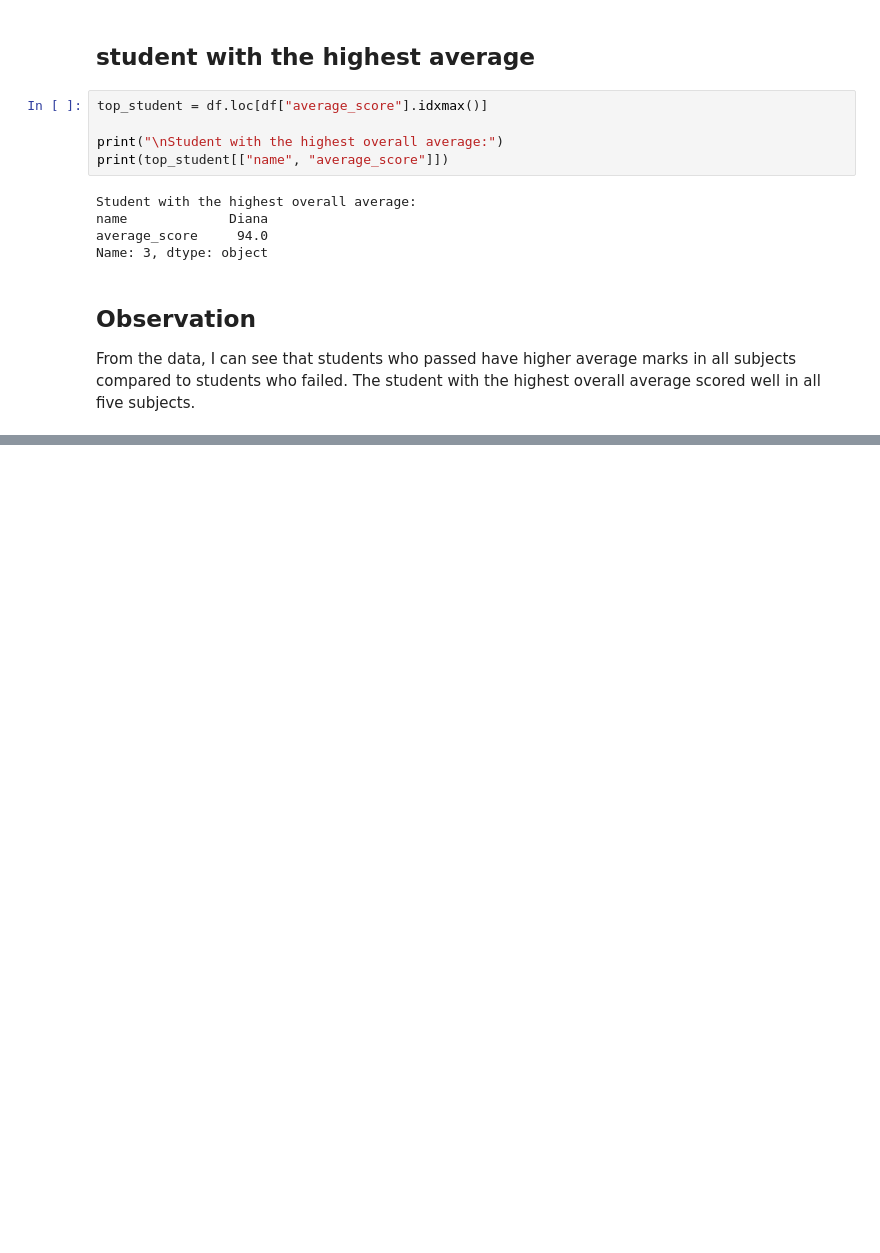
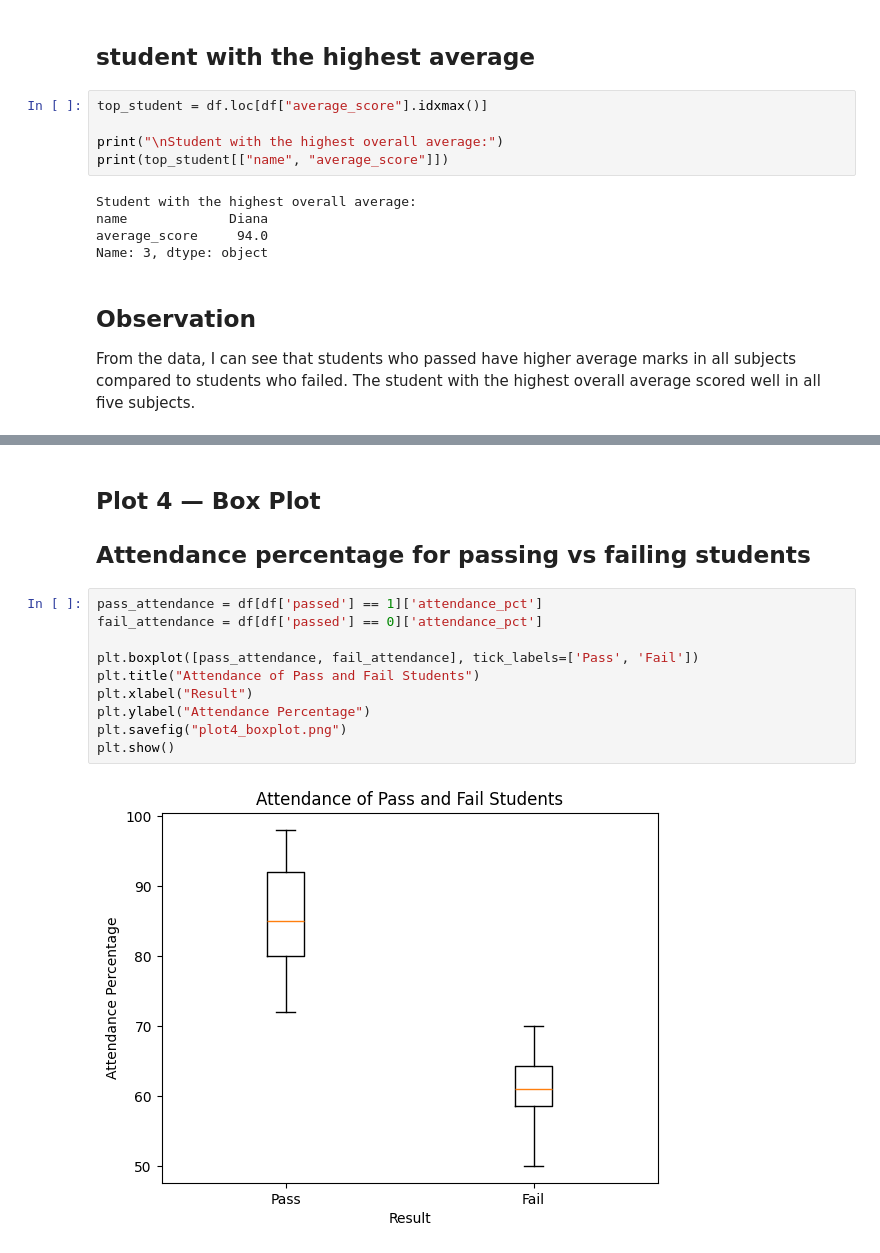
Before and after one commit to dppanchal889/assignment-03-BITSoM-2511143-python-assignment-part4, a Jupyter notebook: part4_visualization_ml.ipynb, the cells around one changed output, grey strips where cells are left out. Saved outputs shown, nothing was run; the diff lists cells and outputs as text; blank space fills up the shorter version.

```diff
--- a/part4_visualization_ml.ipynb
+++ b/part4_visualization_ml.ipynb
@@ -146,0 +242,15 @@ From the data, I can see that students who passed have higher average marks in a
+# %% [markdown]
+## Plot 4 — Box Plot
+## Attendance percentage for passing vs failing students
+# %%
+pass_attendance = df[df['passed'] == 1]['attendance_pct']
+fail_attendance = df[df['passed'] == 0]['attendance_pct']
+
+plt.boxplot([pass_attendance, fail_attendance], tick_labels=['Pass', 'Fail'])
+plt.title("Attendance of Pass and Fail Students")
+plt.xlabel("Result")
+plt.ylabel("Attendance Percentage")
+plt.savefig("plot4_boxplot.png")
+plt.show()
+# %% [output]
+[figure, added]
```
Also changed, not shown: parts of 16 cells of this notebook, 5 other files.
